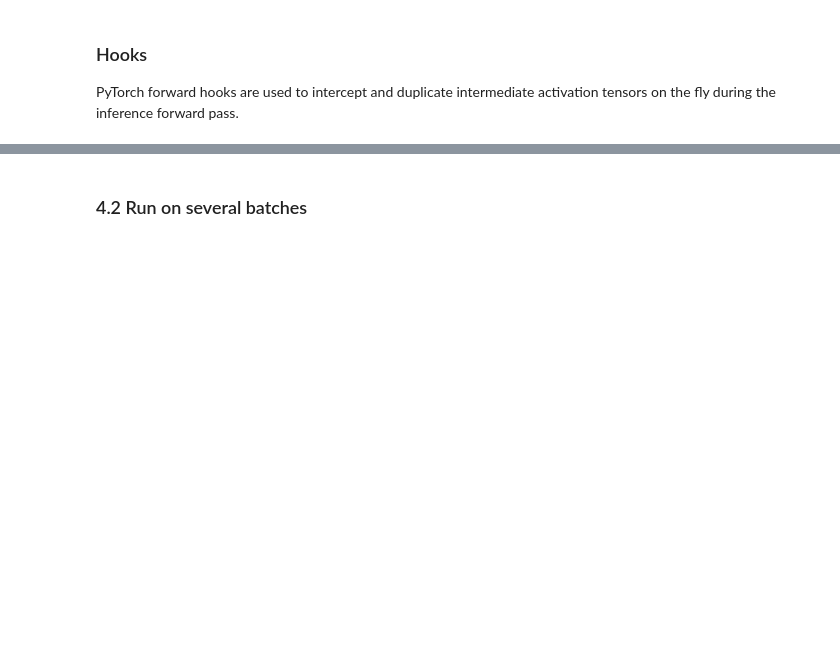
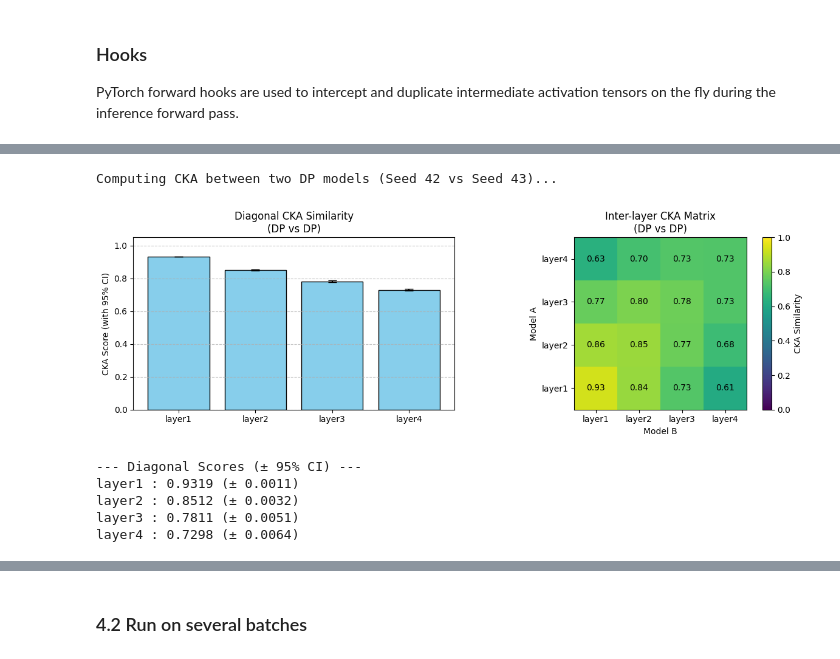
Before and after one commit to lhammach/DP-representations, a Jupyter notebook: cka_analysis.ipynb, the cells around one changed output, grey strips where cells are left out. Saved outputs shown, nothing was run; the diff lists cells and outputs as text; code cells hidden in the pictures; blank space fills up the shorter version.

```diff
--- a/cka_analysis.ipynb
+++ b/cka_analysis.ipynb
@@ -370,0 +517,23 @@ def linear_cka(X, Y):
+# %%
+# MANUAL CHECKPOINT SELECTION FOR DP MODELS
+CKPT_DP_A = NETWORKS_DIR / "dp_resnet18_eps10_delta1e08_epoch10_C1.2_seed42_i0.pth"
+CKPT_DP_B = NETWORKS_DIR / "dp_resnet18_eps10_delta1e08_epoch10_C1.2_seed43_i0.pth"
+
+# Model instantiation
+model_dp_A = build_dp_model().to(device)
+model_dp_B = build_dp_model().to(device)
+
+model_dp_A.load_state_dict(torch.load(CKPT_DP_A, map_location=device)['model_state_dict'])
+model_dp_B.load_state_dict(torch.load(CKPT_DP_B, map_location=device)['model_state_dict'])
+
+print("Computing CKA between two DP models (Seed 42 vs Seed 43)...")
+accum_dp_vs_dp = compute_cka_matrix(model_dp_A, model_dp_B, layers, test_loader, num_batches=NUM_CKA_BATCHES, kernel_type=KERNEL_CHOICE)
+plot_cka_results(accum_dp_vs_dp, layers, title_suffix="(DP vs DP)")
+# %% [output]
+Computing CKA between two DP models (Seed 42 vs Seed 43)...
+[figure, added]
+--- Diagonal Scores (± 95% CI) ---
+layer1 : 0.9319 (± 0.0011)
+layer2 : 0.8512 (± 0.0032)
+layer3 : 0.7811 (± 0.0051)
+layer4 : 0.7298 (± 0.0064)
```
Also changed, not shown: parts of 13 cells of this notebook, 1 other file.
